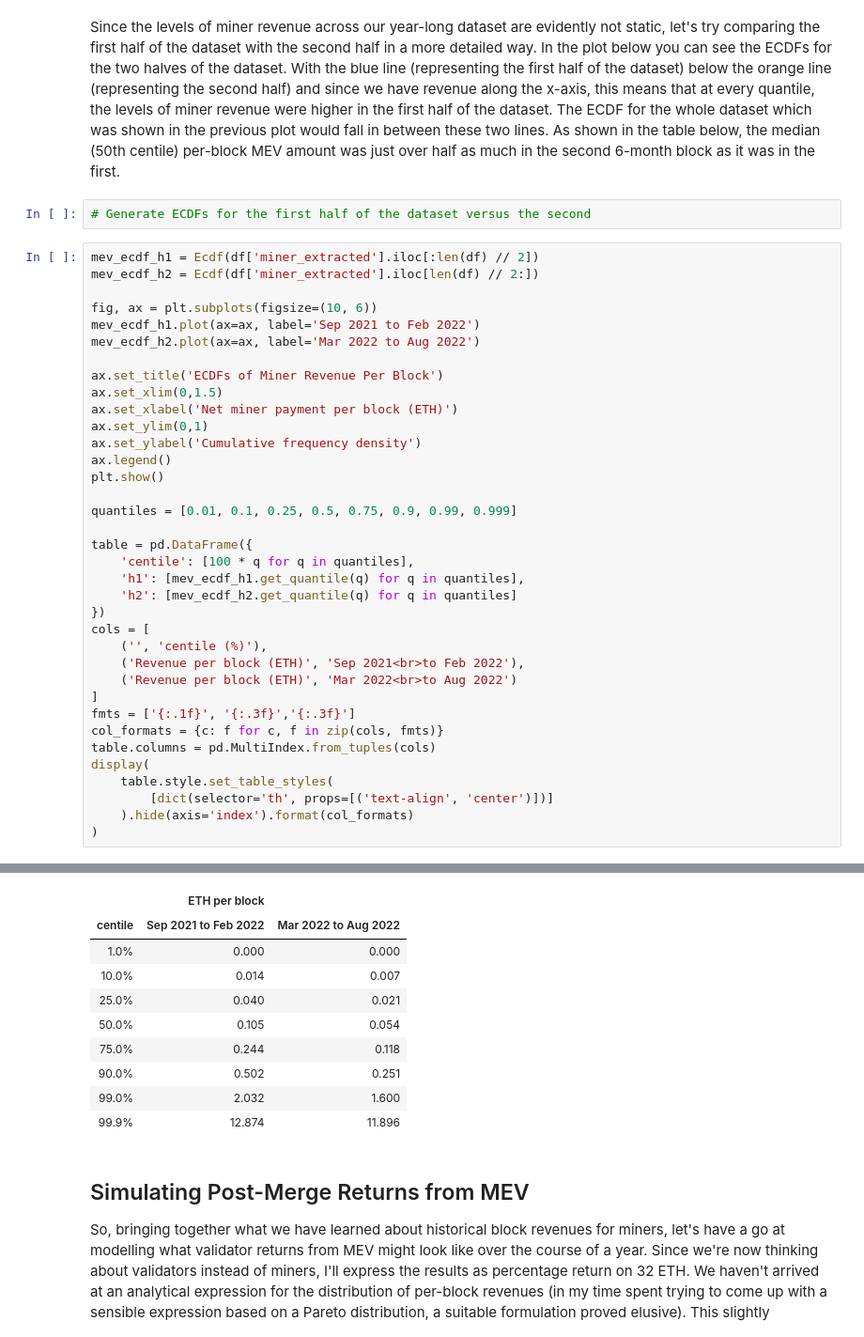
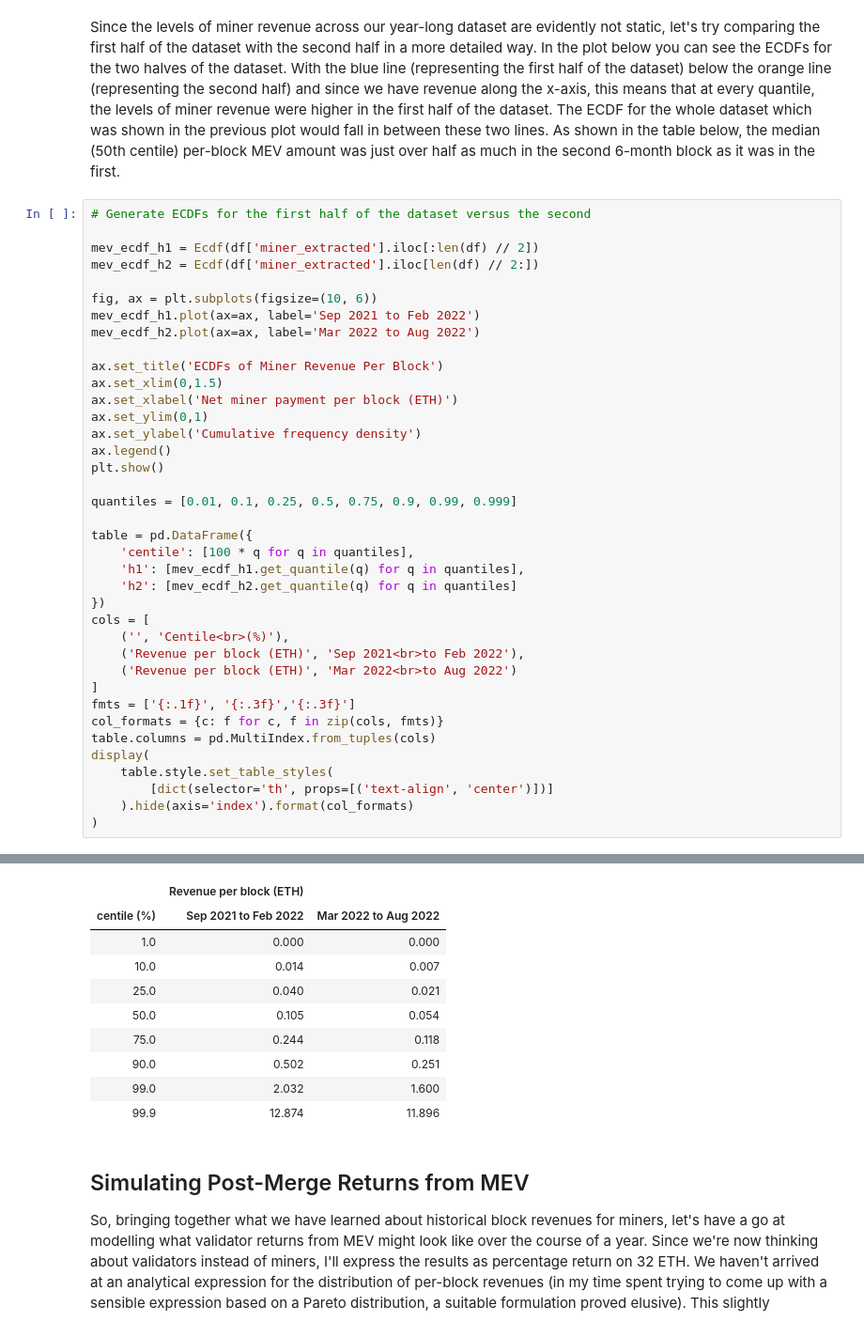
Before and after one commit to pintail-xyz/post-merge-mev, a Jupyter notebook: model-post-merge-returns.ipynb, the cells around one changed output, grey strips where cells are left out. Shown: that part at 94% size. Drawn from its saved outputs; the diff is of its cells as text.

```diff
--- a/model-post-merge-returns.ipynb
+++ b/model-post-merge-returns.ipynb
@@ -300,9 +305,9 @@ ax.legend();
 [figure]
 # %% [markdown]
 Since the levels of miner revenue across our year-long dataset are evidently not static, let's try comparing the first half of the dataset with the second half in a more detailed way. In the plot below you can see the ECDFs for the two halves of the dataset. With the blue line (representing the first half of the dataset) below the orange line (representing the second half) and since we have revenue along the x-axis, this means that at every quantile, the levels of miner revenue were higher in the first half of the dataset. The ECDF for the whole dataset which was shown in the previous plot would fall in between these two lines. As shown in the table below, the median (50th centile) per-block MEV amount was just over half as much in the second 6-month block as it was in the first.
-# %%
-# Generate ECDFs for the first half of the dataset versus the second
 # %%
+# Generate ECDFs for the first half of the dataset versus the second
+
 mev_ecdf_h1 = Ecdf(df['miner_extracted'].iloc[:len(df) // 2])
 mev_ecdf_h2 = Ecdf(df['miner_extracted'].iloc[len(df) // 2:])
 
@@ -312,44 +317,44 @@ mev_ecdf_h2.plot(ax=ax, label='Mar 2022 to Aug 2022')
 
 ax.set_title('ECDFs of Miner Revenue Per Block')
 ax.set_xlim(0,1.5)
 ax.set_xlabel('Net miner payment per block (ETH)')
 ax.set_ylim(0,1)
 ax.set_ylabel('Cumulative frequency density')
 ax.legend()
 plt.show()
 
 quantiles = [0.01, 0.1, 0.25, 0.5, 0.75, 0.9, 0.99, 0.999]
 
 table = pd.DataFrame({
     'centile': [100 * q for q in quantiles],
     'h1': [mev_ecdf_h1.get_quantile(q) for q in quantiles],
     'h2': [mev_ecdf_h2.get_quantile(q) for q in quantiles]
 })
 cols = [
-    ('', 'centile (%)'),
+    ('', 'Centile<br>(%)'),
     ('Revenue per block (ETH)', 'Sep 2021<br>to Feb 2022'),
     ('Revenue per block (ETH)', 'Mar 2022<br>to Aug 2022')
 ]
 fmts = ['{:.1f}', '{:.3f}','{:.3f}']
 col_formats = {c: f for c, f in zip(cols, fmts)}
 table.columns = pd.MultiIndex.from_tuples(cols)
 display(
     table.style.set_table_styles(
         [dict(selector='th', props=[('text-align', 'center')])]
     ).hide(axis='index').format(col_formats)
 )
 # %% [output]
 [figure]
-|  | ETH per block |  |
-| centile | Sep 2021 to Feb 2022 | Mar 2022 to Aug 2022 |
-| 1.0% | 0.000 | 0.000 |
-| 10.0% | 0.014 | 0.007 |
-| 25.0% | 0.040 | 0.021 |
-| 50.0% | 0.105 | 0.054 |
-| 75.0% | 0.244 | 0.118 |
-| 90.0% | 0.502 | 0.251 |
-| 99.0% | 2.032 | 1.600 |
-| 99.9% | 12.874 | 11.896 |
+|  | Revenue per block (ETH) |  |
+| centile (%) | Sep 2021 to Feb 2022 | Mar 2022 to Aug 2022 |
+| 1.0 | 0.000 | 0.000 |
+| 10.0 | 0.014 | 0.007 |
+| 25.0 | 0.040 | 0.021 |
+| 50.0 | 0.105 | 0.054 |
+| 75.0 | 0.244 | 0.118 |
+| 90.0 | 0.502 | 0.251 |
+| 99.0 | 2.032 | 1.600 |
+| 99.9 | 12.874 | 11.896 |
 # %% [markdown]
 ## Simulating Post-Merge Returns from MEV
 
```
Also changed, not shown: parts of 26 cells of this notebook, 1 other file.
